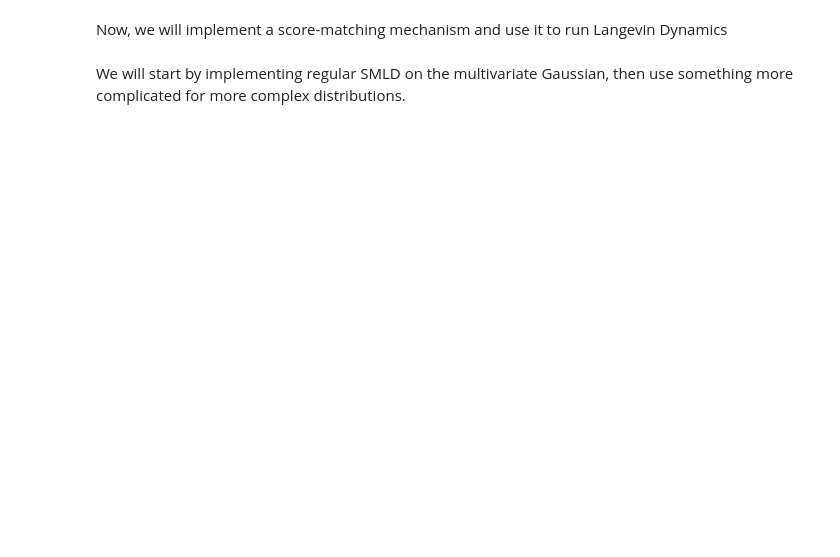
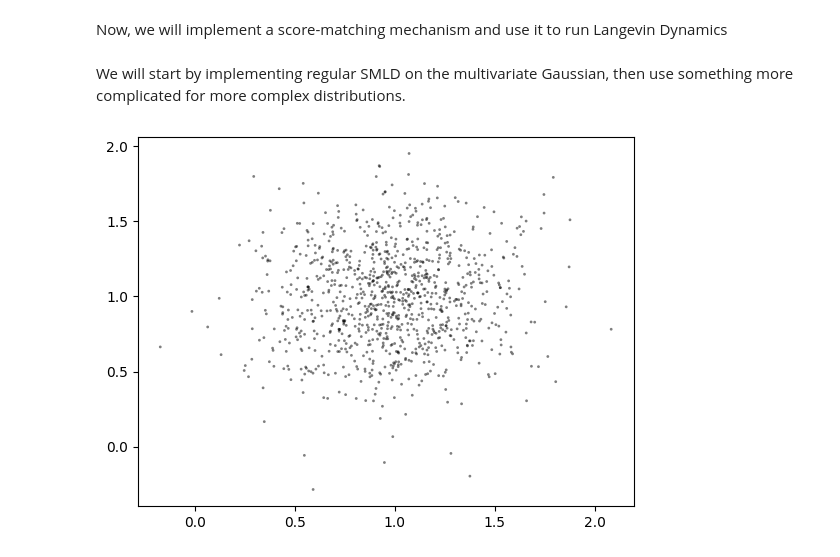
Before and after one commit to ben-eliav/Diffusion-Models-Project, a Jupyter notebook: code/score_matching.ipynb, the cells around one changed output. Saved outputs shown, nothing was run; the diff lists cells and outputs as text; code cells hidden in the pictures; blank space fills up the shorter version.

```diff
--- a/code/score_matching.ipynb
+++ b/code/score_matching.ipynb
@@ -170,13 +172,13 @@ class FullyConnectedScoreMatcher(nn.Module):
         x = self.fc3(x)
         return x
 
-    def langevin_dynamics(self, x, num_steps=NUM_LANGEVIN, step_size=LANGEVIN_STEP):
+    def langevin_dynamics(self, x, num_steps=NUM_STEPS, step_size=LR):
         for _ in range(num_steps):
             score = self(x)
             x = x + step_size * score + torch.randn_like(x) * np.sqrt(2 * step_size)
         return x
 
-    def sample(self, num_samples=SAMPLES):
+    def sample(self, num_samples=1000):
         x = torch.randn(num_samples, self.input_dim)
         return self.langevin_dynamics(x)
 # %%
@@ -191,0 +201,6 @@ criterion
+# %%
+samples = model.sample(1000)
+# %%
+visualize_samples2(samples)
+# %% [output]
+[figure, added]
```
Also changed, not shown: parts of 37 cells of this notebook, 1 other file.
